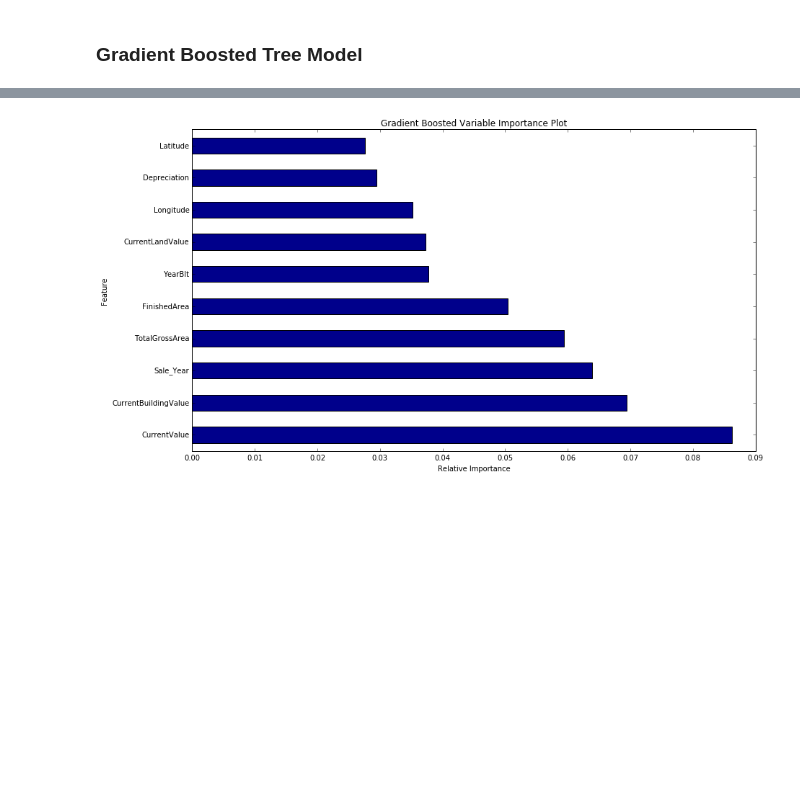
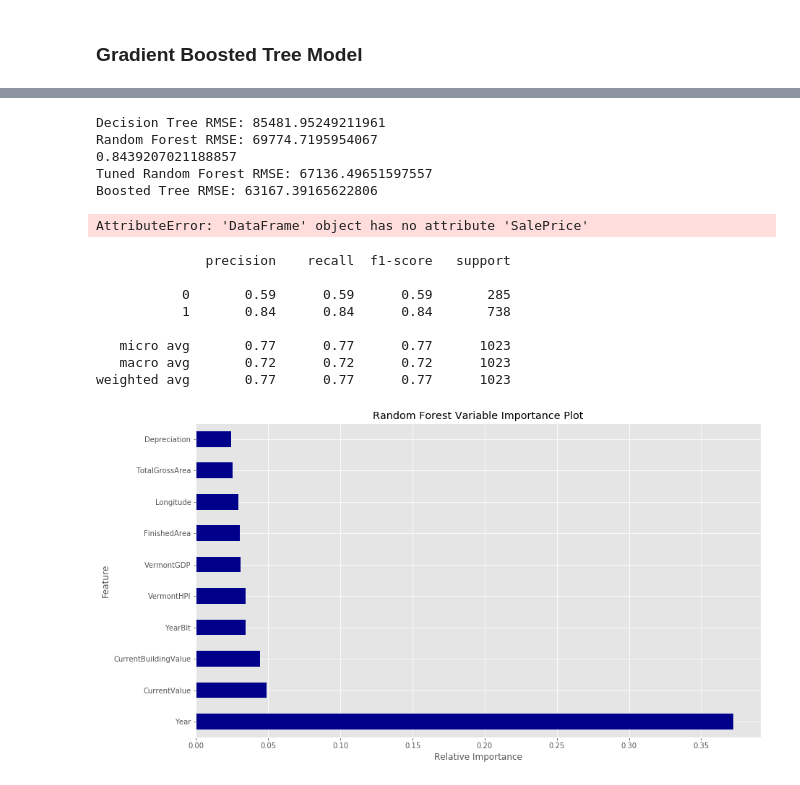
Before and after one commit to crocker456/BurlingtonHousing-, a Jupyter notebook: BurlingtonHousing/Burlington_Housing_notebook.ipynb, the cells around one changed output, grey strips where cells are left out. Cells and saved outputs as stored; diff of their text form; code cells hidden in the pictures; blank space fills up the shorter version.

```diff
--- a/BurlingtonHousing/Burlington_Housing_notebook.ipynb
+++ b/BurlingtonHousing/Burlington_Housing_notebook.ipynb
@@ -69,2 +240,2 @@ plt.show()
 # %%
-df.drop('PropertyCenterPoint', 1, inplace = True)
+modeldf.drop('Date', 1, inplace = True)
@@ -308,13 +522,74 @@ mean score: 0.8859360719411811
+# %%
+from sklearn.metrics import mean_squared_error, r2_score
+from math import sqrt
+
+rms = sqrt(mean_squared_error(y_test, DCTreePrediction))
+print("Decision Tree RMSE:", rms)
+
+rms = sqrt(mean_squared_error(y_test, rfpmodel))
+print("Random Forest RMSE:", rms)
+print(r2_score(y_test, rfpmodel))
+rms = sqrt(mean_squared_error(y_test, random_search_pred))
+print("Tuned Random Forest RMSE:", rms)
+
+rms = sqrt(mean_squared_error(y_test, gradient_score))
+print("Boosted Tree RMSE:", rms)
+# %% [output]
+Decision Tree RMSE: 85481.95249211961
+Random Forest RMSE: 69774.7195954067
+0.8439207021188857
+Tuned Random Forest RMSE: 67136.49651597557
+Boosted Tree RMSE: 63167.39165622806
+# %%
+Underprice = []
+for i, j in zip(modeldf.SalePrice, modeldf.CurrentValue):
+    if i < j:
+        Underprice.append(0)
+    else:
+        Underprice.append(1)
+modeldf['Underprice'] = Underprice
+modeldf['Underprice'].value_counts()
+modeldf.drop(['SalePrice'], 1, inplace=True)
+modeldf['Underprice'].value_counts().plot(kind='barh', color = 'C0')
+plt.show()
+# %% [output]
+AttributeError: 'DataFrame' object has no attribute 'SalePrice'
+# %%
+from sklearn.preprocessing import LabelEncoder
+from sklearn.model_selection import train_test_split
+from sklearn.metrics import accuracy_score, classification_report, precision_score, recall_score, confusion_matrix, precision_recall_curve
+from sklearn.preprocessing import RobustScaler
+from sklearn.preprocessing import StandardScaler
+y = modeldf['Underprice']
+Xframe= modeldf.drop('Underprice', axis=1)
+standard_scaler = StandardScaler()
+X = standard_scaler.fit_transform(Xframe.values)
+
+X_train, X_test, y_train, y_test = train_test_split(X,y,test_size=0.30, random_state=123)
 # %%
-#Importance plot
+from sklearn.tree import DecisionTreeClassifier
+from sklearn.metrics import classification_report
+dc = DecisionTreeClassifier()
+dc.fit(X_train, y_train)
+c = cross_val_score(dc, X_train,y_train,n_jobs=-1, cv = 10)
+preds = dc.predict(X_test)
+print(classification_report(y_test, preds))
 columnNames = Xframe.columns
-importances = clf.feature_importances_
+importances = dc.feature_importances_
 combined = {'Feature': columnNames, 'imp': importances}
 imp = pd.DataFrame(data=combined).sort_values(by = ['imp'], ascending=False)
 
-imp.iloc[0:10,:].plot(x = 'Feature', y= 'imp',kind='barh', legend = False, figsize = (14,8), color='darkblue')
-plt.title("Gradient Boosted Variable Importance Plot")
+imp.iloc[0:10,:].plot(x = 'Feature', y= 'imp',kind='barh', legend = False, figsize = (14,8),color='darkblue')
+plt.title("Random Forest Variable Importance Plot")
 plt.xlabel("Relative Importance")
 plt.show()
 # %% [output]
+              precision    recall  f1-score   support
+
+           0       0.59      0.59      0.59       285
+           1       0.84      0.84      0.84       738
+
+   micro avg       0.77      0.77      0.77      1023
+   macro avg       0.72      0.72      0.72      1023
+weighted avg       0.77      0.77      0.77      1023
-[figure, old version]
+[figure, new version]
```
Also changed, not shown: parts of 73 cells of this notebook, 11 other files.
